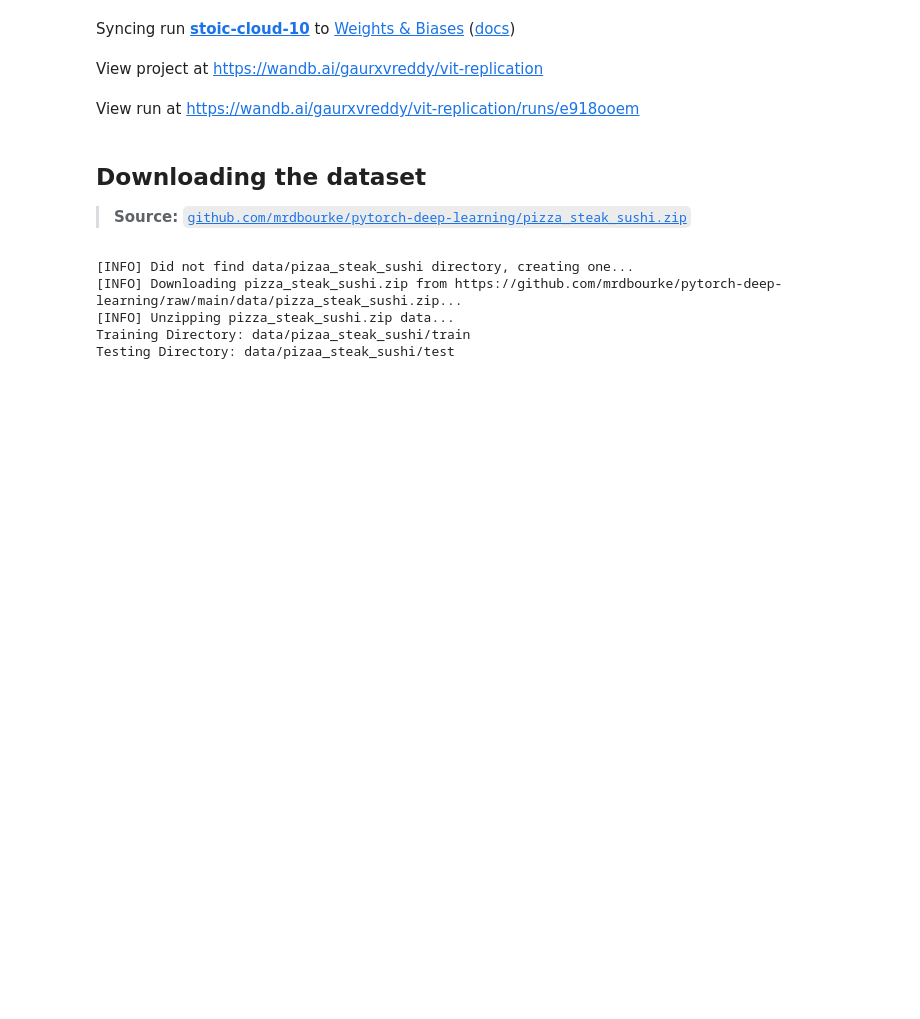
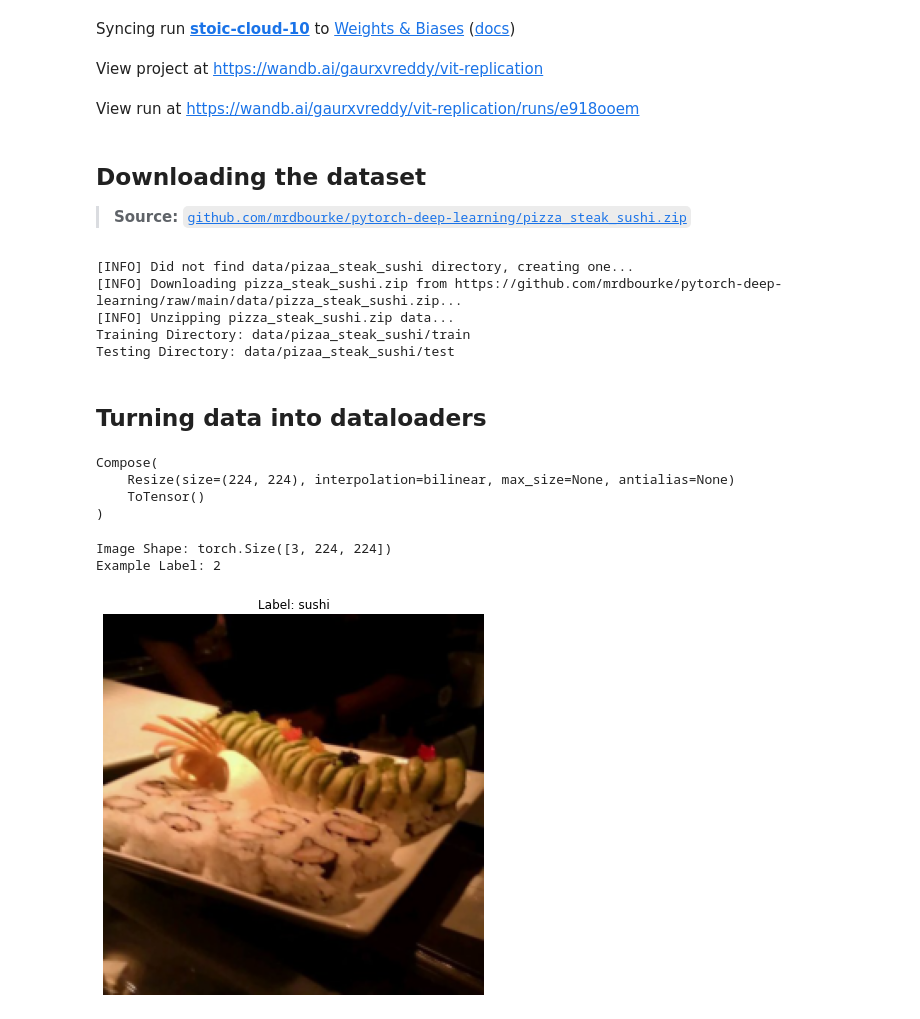
Before and after one commit to gauravreddy08/pytorch-vision-transformer, a Jupyter notebook: vit-replication.ipynb, the cells around one changed output. Drawn from its saved outputs; the diff is of its cells as text; code cells hidden in the pictures; blank space fills up the shorter version.

```diff
--- a/vit-replication.ipynb
+++ b/vit-replication.ipynb
@@ -104,3 +104,46 @@ print(f"Testing Directory: {test_dir}")
 [INFO] Unzipping pizza_steak_sushi.zip data...
 Training Directory: data/pizaa_steak_sushi/train
 Testing Directory: data/pizaa_steak_sushi/test
+# %% [markdown]
+## Turning **data** into **dataloaders**
+# %%
+from torchvision import transforms
+
+IMG_SIZE = (224, 224) # Table 3
+BATCH_SIZE = 32 # paper used 4096, we don't have computation power
+
+# Creating transforms
+manual_transforms = transforms.Compose([
+    transforms.Resize(IMG_SIZE),
+    transforms.ToTensor()])
+
+manual_transforms
+# %% [output]
+Compose(
+    Resize(size=(224, 224), interpolation=bilinear, max_size=None, antialias=None)
+    ToTensor()
+)
+# %%
+from going_modular import data_setup
+
+train_dataloader, test_dataloader, class_names = data_setup.create_dataset(
+    train_dir=train_dir,
+    test_dir=test_dir,
+    transform=manual_transforms)
+# %%
+imgs, labels = next(iter(train_dataloader))
+image, label = imgs[0], labels[0]
+
+print(f"Image Shape: {image.shape}")
+print(f"Example Label: {label}")
+# %% [output]
+Image Shape: torch.Size([3, 224, 224])
+Example Label: 2
+# %%
+plt.figure(figsize=(7, 7))
+
+plt.imshow(image.permute(1, 2, 0))
+plt.title(f"Label: {class_names[label]}")
+plt.axis('off');
+# %% [output]
+[figure, added]
```
Also changed, not shown: parts of 8 cells of this notebook.
